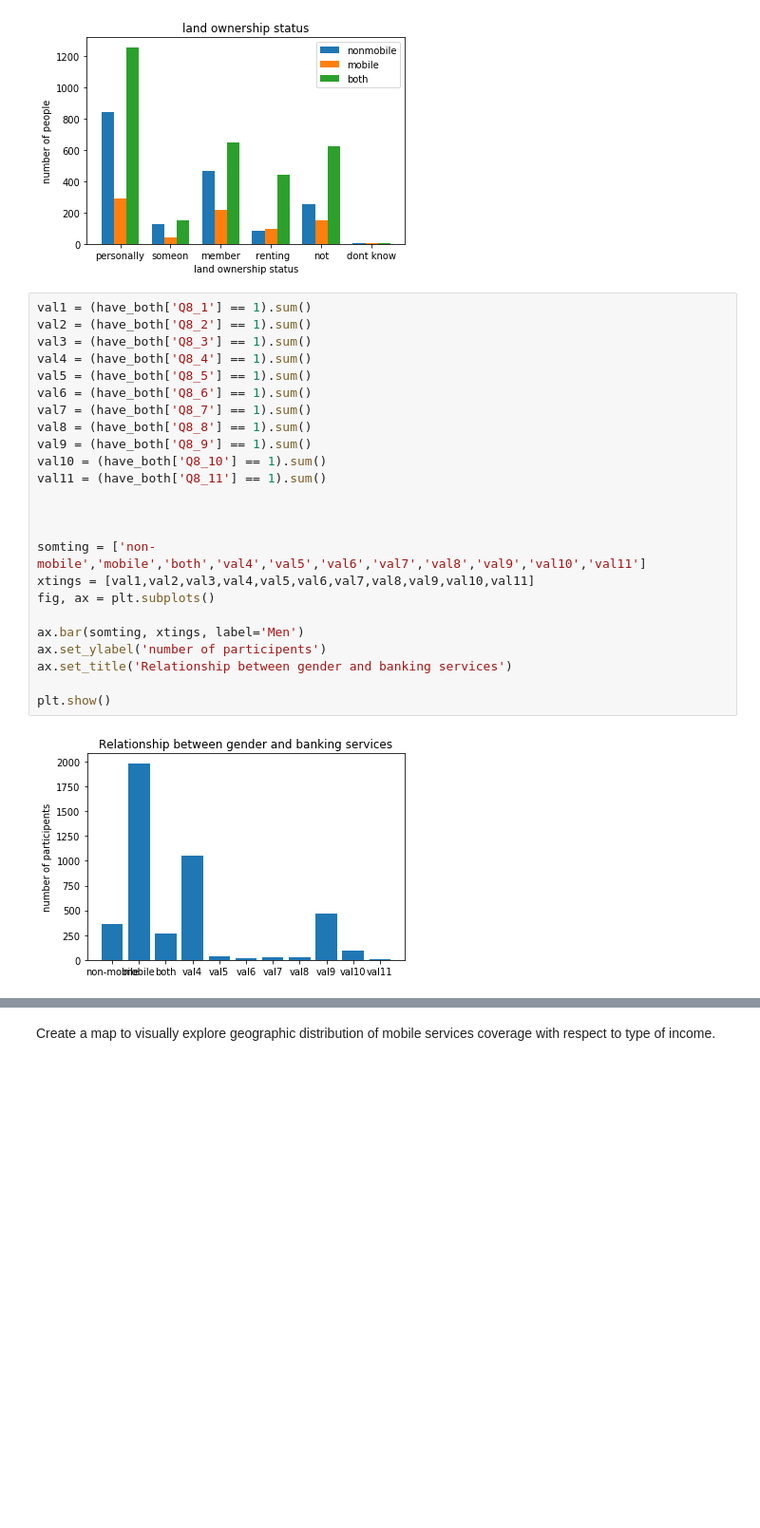
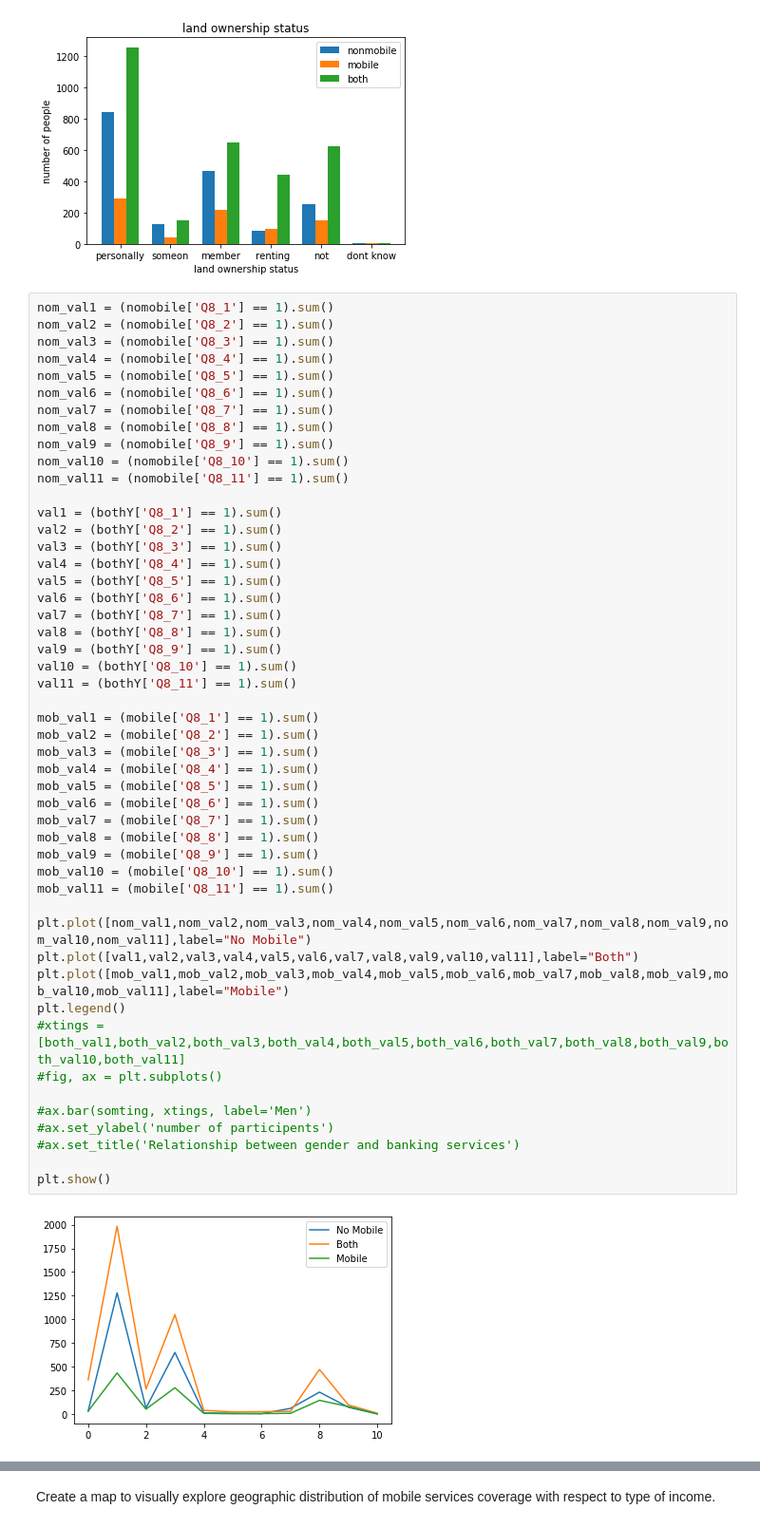
Before and after one commit to Bubbablack/Data_Visualisation_Project, a Jupyter notebook: src/Data_Visualisation_Project.ipynb, the cells around one changed output, grey strips where cells are left out. Shown at 95% size. Cells and saved outputs as stored; diff of their text form; blank space fills up the shorter version.

```diff
--- a/src/Data_Visualisation_Project.ipynb
+++ b/src/Data_Visualisation_Project.ipynb
@@ -180,28 +168,53 @@ plt.show()
 # %% [output]
 [figure]
 # %%
-val1 = (have_both['Q8_1'] == 1).sum()
-val2 = (have_both['Q8_2'] == 1).sum()
-val3 = (have_both['Q8_3'] == 1).sum()
-val4 = (have_both['Q8_4'] == 1).sum()
-val5 = (have_both['Q8_5'] == 1).sum()
-val6 = (have_both['Q8_6'] == 1).sum()
-val7 = (have_both['Q8_7'] == 1).sum()
-val8 = (have_both['Q8_8'] == 1).sum()
-val9 = (have_both['Q8_9'] == 1).sum()
-val10 = (have_both['Q8_10'] == 1).sum()
-val11 = (have_both['Q8_11'] == 1).sum()
+nom_val1 = (nomobile['Q8_1'] == 1).sum()
+nom_val2 = (nomobile['Q8_2'] == 1).sum()
+nom_val3 = (nomobile['Q8_3'] == 1).sum()
+nom_val4 = (nomobile['Q8_4'] == 1).sum()
+nom_val5 = (nomobile['Q8_5'] == 1).sum()
+nom_val6 = (nomobile['Q8_6'] == 1).sum()
+nom_val7 = (nomobile['Q8_7'] == 1).sum()
+nom_val8 = (nomobile['Q8_8'] == 1).sum()
+nom_val9 = (nomobile['Q8_9'] == 1).sum()
+nom_val10 = (nomobile['Q8_10'] == 1).sum()
+nom_val11 = (nomobile['Q8_11'] == 1).sum()
 
+val1 = (bothY['Q8_1'] == 1).sum()
+val2 = (bothY['Q8_2'] == 1).sum()
+val3 = (bothY['Q8_3'] == 1).sum()
+val4 = (bothY['Q8_4'] == 1).sum()
+val5 = (bothY['Q8_5'] == 1).sum()
+val6 = (bothY['Q8_6'] == 1).sum()
+val7 = (bothY['Q8_7'] == 1).sum()
+val8 = (bothY['Q8_8'] == 1).sum()
+val9 = (bothY['Q8_9'] == 1).sum()
+val10 = (bothY['Q8_10'] == 1).sum()
+val11 = (bothY['Q8_11'] == 1).sum()
 
+mob_val1 = (mobile['Q8_1'] == 1).sum()
+mob_val2 = (mobile['Q8_2'] == 1).sum()
+mob_val3 = (mobile['Q8_3'] == 1).sum()
+mob_val4 = (mobile['Q8_4'] == 1).sum()
+mob_val5 = (mobile['Q8_5'] == 1).sum()
+mob_val6 = (mobile['Q8_6'] == 1).sum()
+mob_val7 = (mobile['Q8_7'] == 1).sum()
+mob_val8 = (mobile['Q8_8'] == 1).sum()
+mob_val9 = (mobile['Q8_9'] == 1).sum()
+mob_val10 = (mobile['Q8_10'] == 1).sum()
+mob_val11 = (mobile['Q8_11'] == 1).sum()
 
-somting = ['non-mobile','mobile','both','val4','val5','val6','val7','val8','val9','val10','val11']
-xtings = [val1,val2,val3,val4,val5,val6,val7,val8,val9,val10,val11]
-fig, ax = plt.subplots()
+plt.plot([nom_val1,nom_val2,nom_val3,nom_val4,nom_val5,nom_val6,nom_val7,nom_val8,nom_val9,nom_val10,nom_val11],label="No Mobile")
+plt.plot([val1,val2,val3,val4,val5,val6,val7,val8,val9,val10,val11],label="Both")
+plt.plot([mob_val1,mob_val2,mob_val3,mob_val4,mob_val5,mob_val6,mob_val7,mob_val8,mob_val9,mob_val10,mob_val11],label="Mobile")
+plt.legend()
+#xtings = [both_val1,both_val2,both_val3,both_val4,both_val5,both_val6,both_val7,both_val8,both_val9,both_val10,both_val11]
+#fig, ax = plt.subplots()
 
-ax.bar(somting, xtings, label='Men')
-ax.set_ylabel('number of participents')
-ax.set_title('Relationship between gender and banking services')
+#ax.bar(somting, xtings, label='Men')
+#ax.set_ylabel('number of participents')
+#ax.set_title('Relationship between gender and banking services')
 
 plt.show()
 # %% [output]
-[figure, old version]
+[figure, new version]
```
Also changed, not shown: parts of 6 cells of this notebook.
